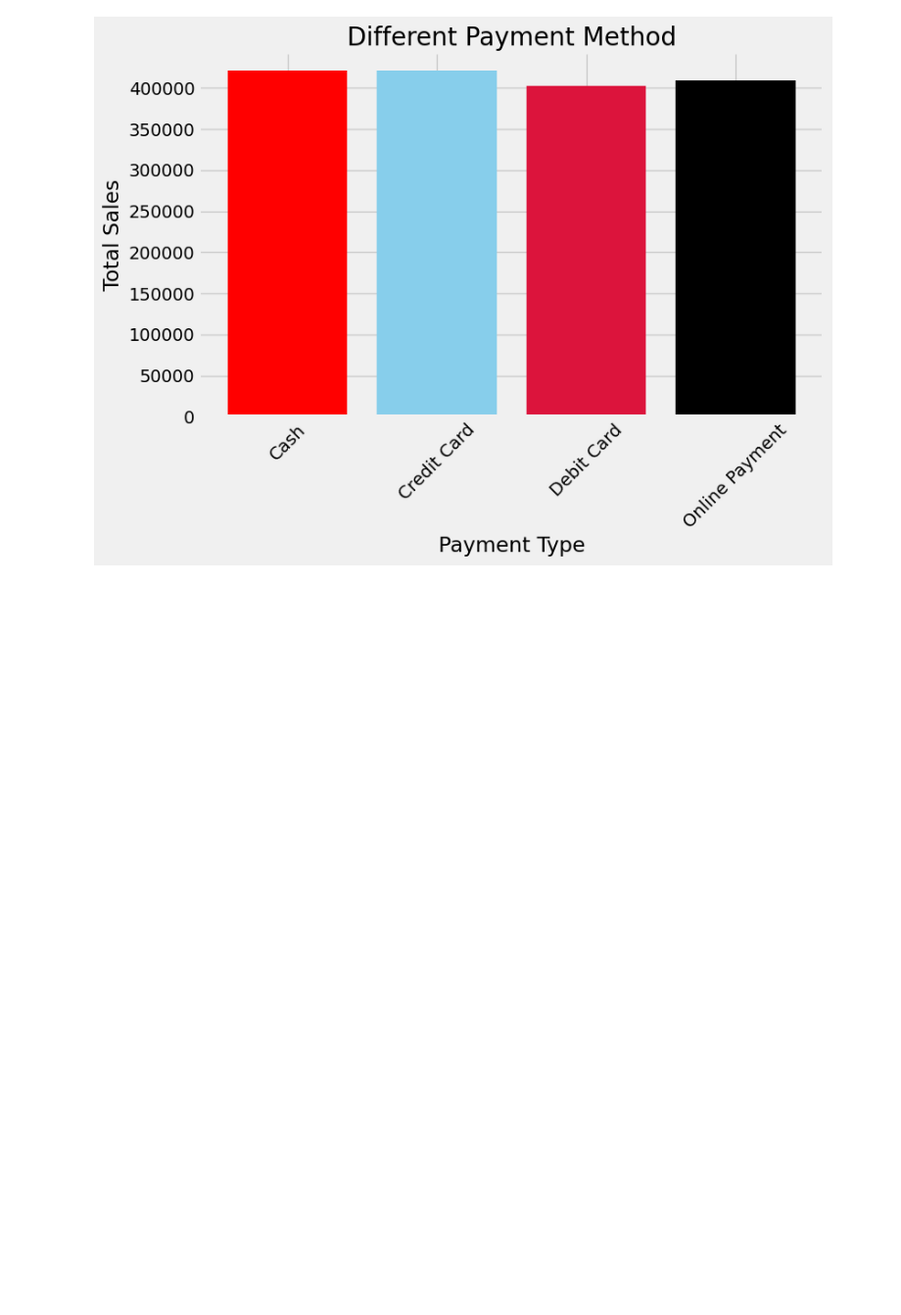
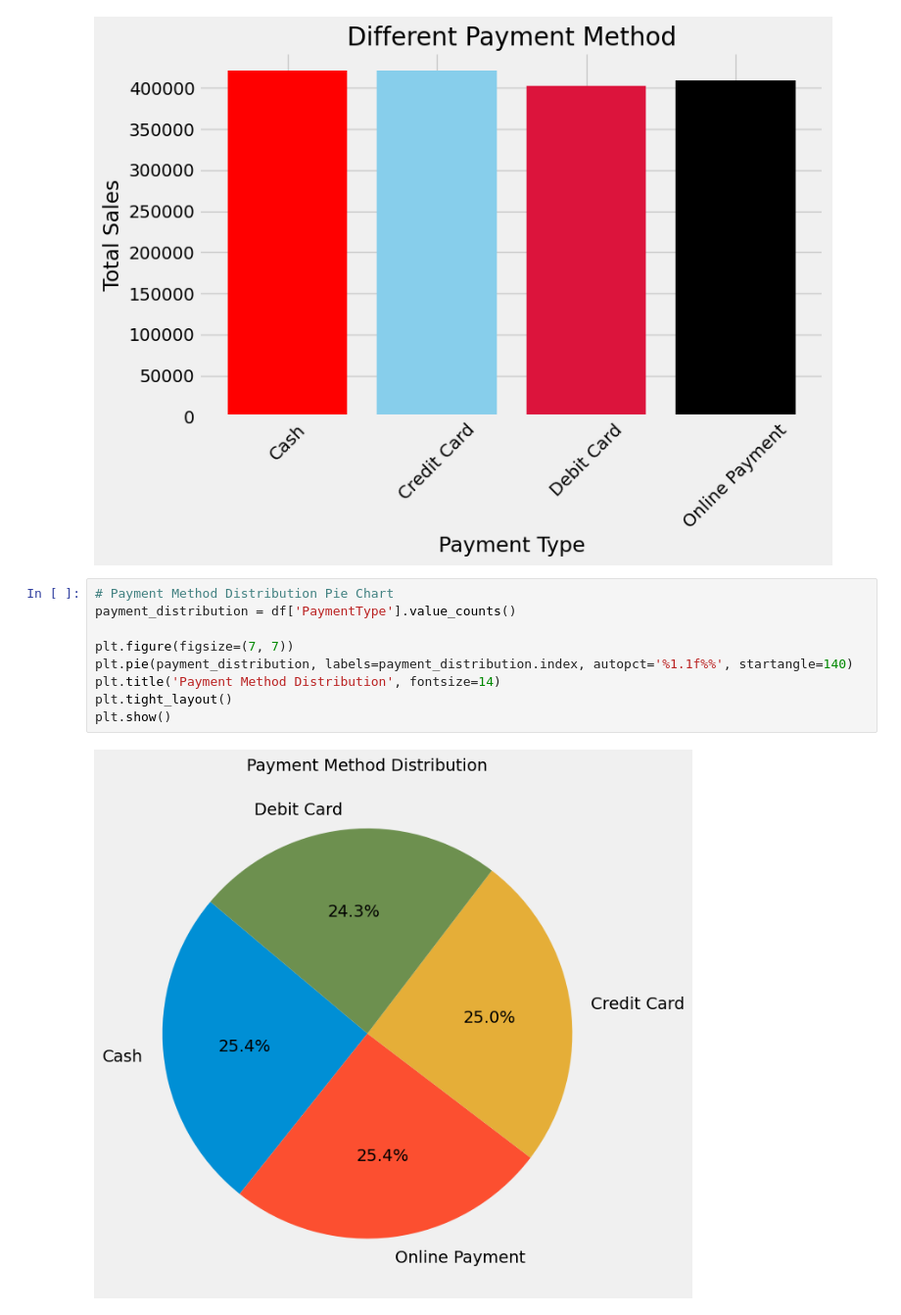
Before and after one commit to touhid-sovon/machine_learning, a Jupyter notebook: Christmas_Sales_and_Trend_Analysis_From_Kaggle.ipynb, the cells around one changed output. Shown: that part at 98% size. Saved outputs shown, nothing was run; the diff lists cells and outputs as text; blank space fills up the shorter version.

```diff
--- a/Christmas_Sales_and_Trend_Analysis_From_Kaggle.ipynb
+++ b/Christmas_Sales_and_Trend_Analysis_From_Kaggle.ipynb
@@ -290,3 +288,14 @@ plt.grid(True)
 plt.show()
 # %% [output]
 [figure]
+# %%
+# Payment Method Distribution Pie Chart
+payment_distribution = df['PaymentType'].value_counts()
+
+plt.figure(figsize=(7, 7))
+plt.pie(payment_distribution, labels=payment_distribution.index, autopct='%1.1f%%', startangle=140)
+plt.title('Payment Method Distribution', fontsize=14)
+plt.tight_layout()
+plt.show()
+# %% [output]
+[figure, added]
```
Also changed, not shown: parts of 1 cell of this notebook.
